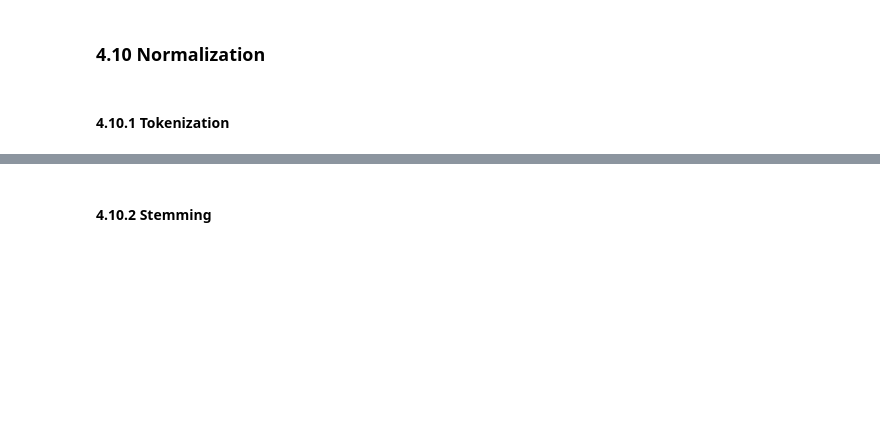
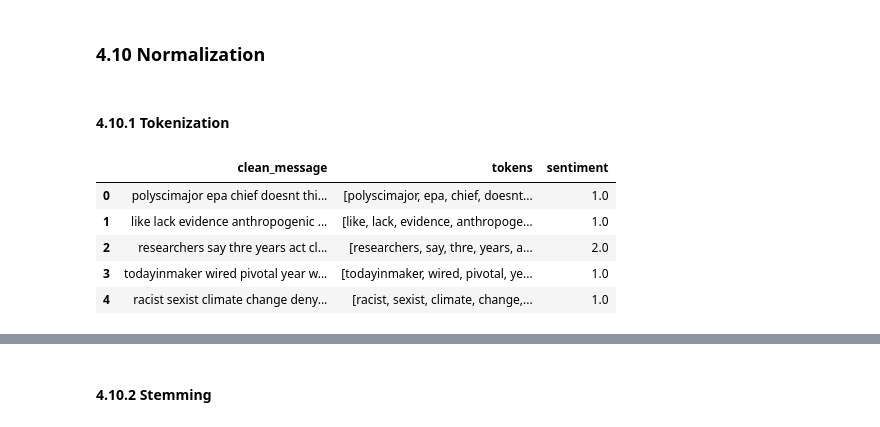
Before and after one commit to Sonkhe-Shongwe/Classification-Sprint-2307FTDS-Team-JL2, a Jupyter notebook: Classification_Sprint_2307FTDS_Team_JL2.ipynb, the cells around one changed output, grey strips where cells are left out. Saved outputs shown, nothing was run; the diff lists cells and outputs as text; code cells hidden in the pictures; blank space fills up the shorter version.

Commit message:
Added Ntebatse's research

```diff
--- a/Classification_Sprint_2307FTDS_Team_JL2.ipynb
+++ b/Classification_Sprint_2307FTDS_Team_JL2.ipynb
@@ -376,6 +475,13 @@ def tokenize_sentence(sentence):
 # %%
 # Apply tokenization to the 'message' column in df_train
 df_combined['tokens'] = df_combined['clean_message'].apply(tokenize_sentence)
 
-# Reorder columns to have 'tokenized_clean_message' next to 'clean_message'
-df_combined[['clean_message', 'tokens', 'sentiment']]
+
+df_combined[['clean_message', 'tokens', 'sentiment']].head()
+# %% [output]
+|  | clean_message | tokens | sentiment |
+| 0 | polyscimajor epa chief doesnt thi... | [polyscimajor, epa, chief, doesnt... | 1.0 |
+| 1 | like lack evidence anthropogenic ... | [like, lack, evidence, anthropoge... | 1.0 |
+| 2 | researchers say thre years act cl... | [researchers, say, thre, years, a... | 2.0 |
+| 3 | todayinmaker wired pivotal year w... | [todayinmaker, wired, pivotal, ye... | 1.0 |
+| 4 | racist sexist climate change deny... | [racist, sexist, climate, change,... | 1.0 |
```
Also changed, not shown: parts of 52 cells of this notebook, 1 other file.
